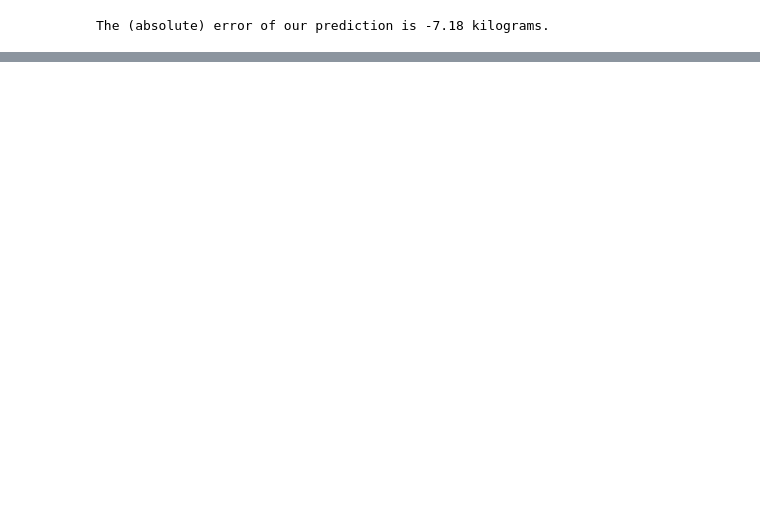
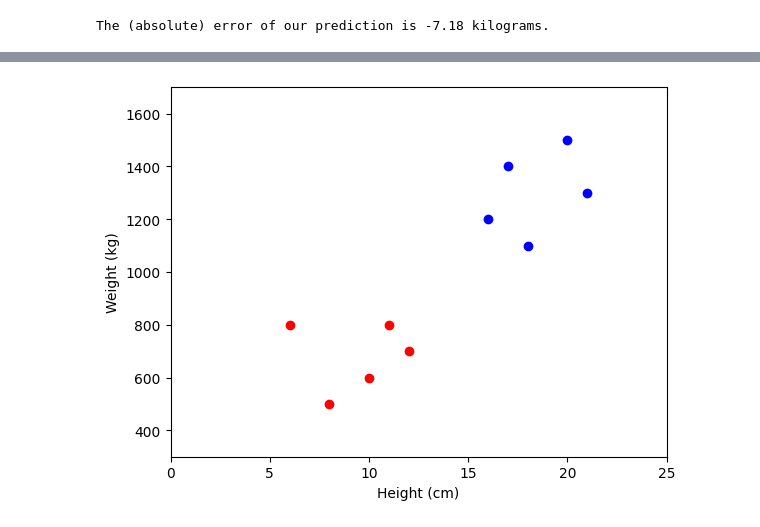
Before and after one commit to melikayazdanpanah/data-science-practice, a Jupyter notebook: prediction.ipynb, the cells around one changed output, grey strips where cells are left out. Cells and saved outputs as stored; diff of their text form; code cells hidden in the pictures; blank space fills up the shorter version.

```diff
--- a/prediction.ipynb
+++ b/prediction.ipynb
@@ -39,0 +69,9 @@ The (absolute) error of our prediction is -7.18 kilograms.
+# %%
+# And visualize the classification
+fig, ax = plt.subplots()
+ax.plot(cl_1[:, 0], cl_1[:, 1], '.b', ms=12)
+ax.plot(cl_2[:, 0], cl_2[:, 1], '.r', ms=12)
+ax.set(xlabel='Height (cm)', ylabel='Weight (kg)',
+       xlim=[0, 25], ylim=[300, 1700]);
+# %% [output]
+[figure, added]
```
Also changed, not shown: parts of 9 cells of this notebook.
